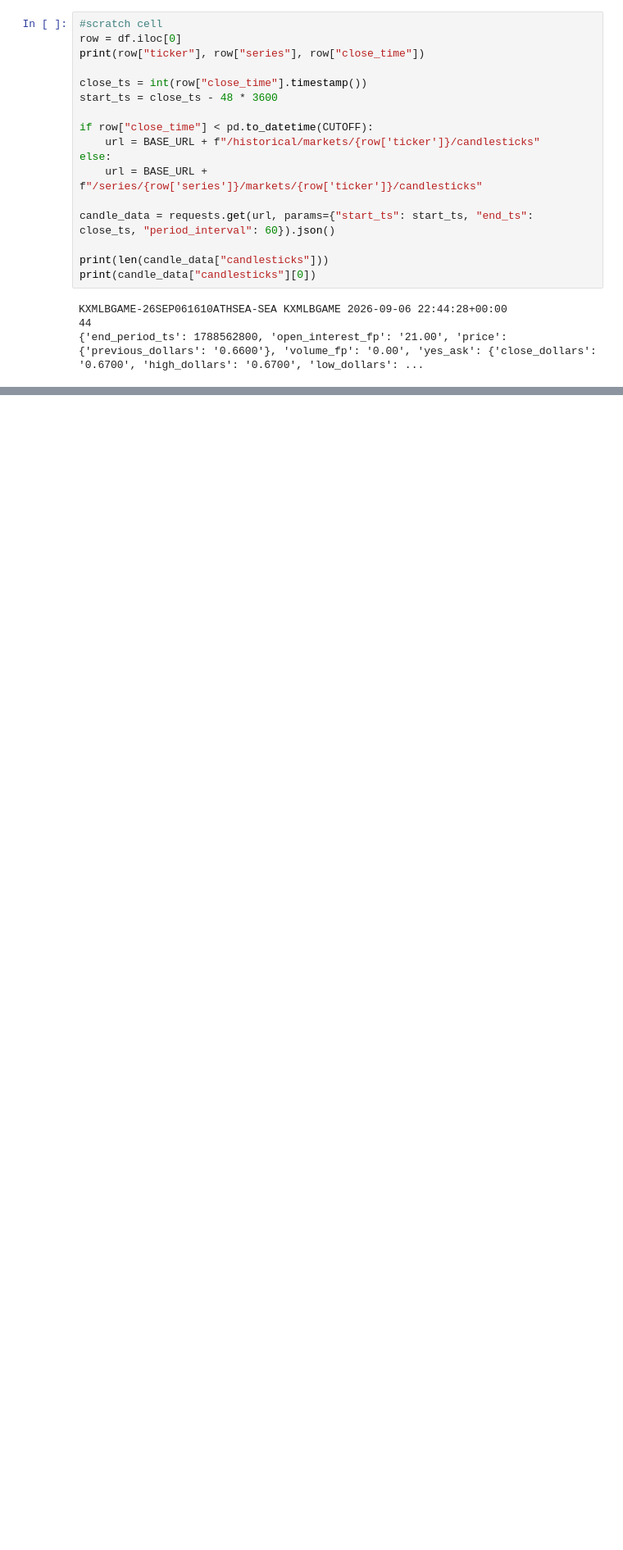
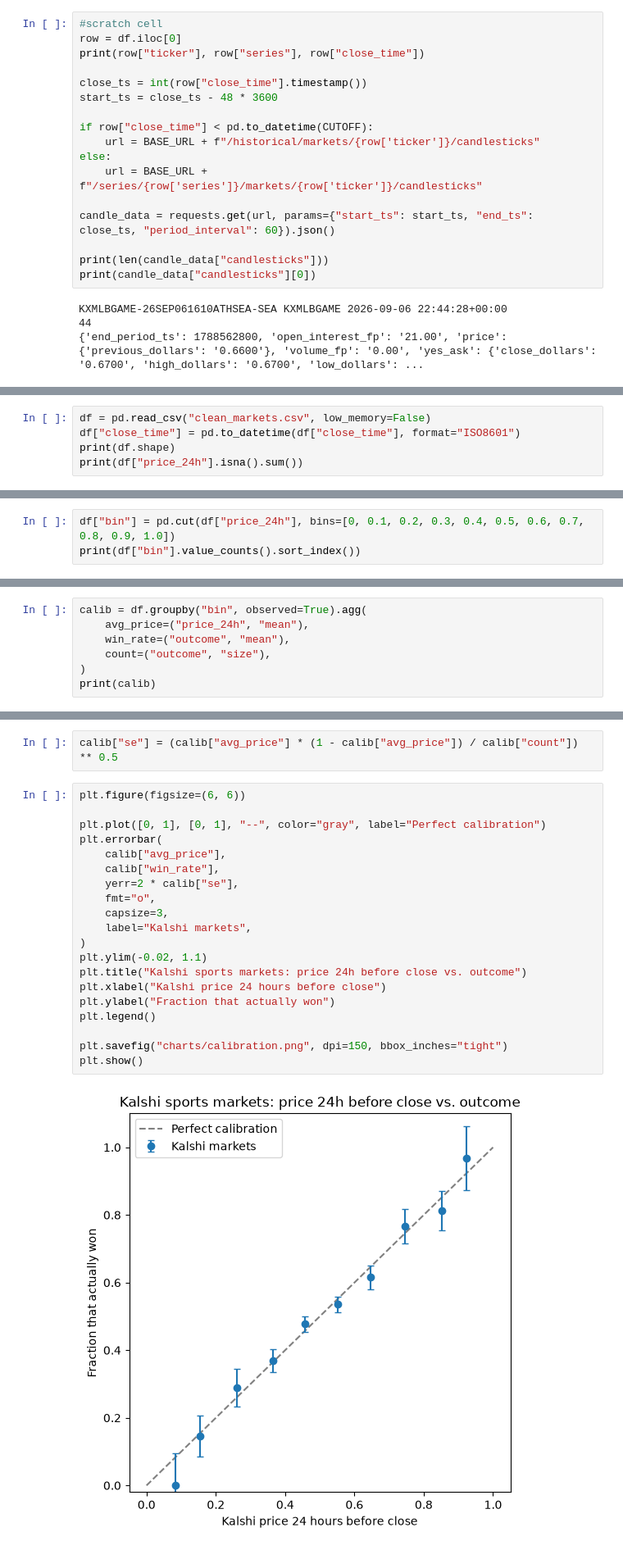
Before and after one commit to ngrischkan/kalshi_accuracy, a Jupyter notebook: kalshi_calibration.ipynb, the cells around one changed output, grey strips where cells are left out. Shown at 82% size. Drawn from its saved outputs; the diff is of its cells as text; blank space fills up the shorter version.

```diff
--- a/kalshi_calibration.ipynb
+++ b/kalshi_calibration.ipynb
@@ -369,0 +501,5 @@ print(get_price_24h(df.iloc[0]))
+# %%
+df = pd.read_csv("clean_markets.csv", low_memory=False)
+df["close_time"] = pd.to_datetime(df["close_time"], format="ISO8601")
+print(df.shape)
+print(df["price_24h"].isna().sum())
@@ -369,0 +531,3 @@ print(get_price_24h(df.iloc[0]))
+# %%
+df["bin"] = pd.cut(df["price_24h"], bins=[0, 0.1, 0.2, 0.3, 0.4, 0.5, 0.6, 0.7, 0.8, 0.9, 1.0])
+print(df["bin"].value_counts().sort_index())
@@ -369,0 +547,7 @@ print(get_price_24h(df.iloc[0]))
+# %%
+calib = df.groupby("bin", observed=True).agg(
+    avg_price=("price_24h", "mean"),
+    win_rate=("outcome", "mean"),
+    count=("outcome", "size"),
+)
+print(calib)
@@ -369,0 +567,24 @@ print(get_price_24h(df.iloc[0]))
+# %%
+calib["se"] = (calib["avg_price"] * (1 - calib["avg_price"]) / calib["count"]) ** 0.5
+# %%
+plt.figure(figsize=(6, 6))
+
+plt.plot([0, 1], [0, 1], "--", color="gray", label="Perfect calibration")
+plt.errorbar(
+    calib["avg_price"],
+    calib["win_rate"],
+    yerr=2 * calib["se"],
+    fmt="o",
+    capsize=3,
+    label="Kalshi markets",
+)
+plt.ylim(-0.02, 1.1)
+plt.title("Kalshi sports markets: price 24h before close vs. outcome")
+plt.xlabel("Kalshi price 24 hours before close")
+plt.ylabel("Fraction that actually won")
+plt.legend()
+
+plt.savefig("charts/calibration.png", dpi=150, bbox_inches="tight")
+plt.show()
+# %% [output]
+[figure, added]
```
Also changed, not shown: parts of 29 cells of this notebook, 3 other files.
